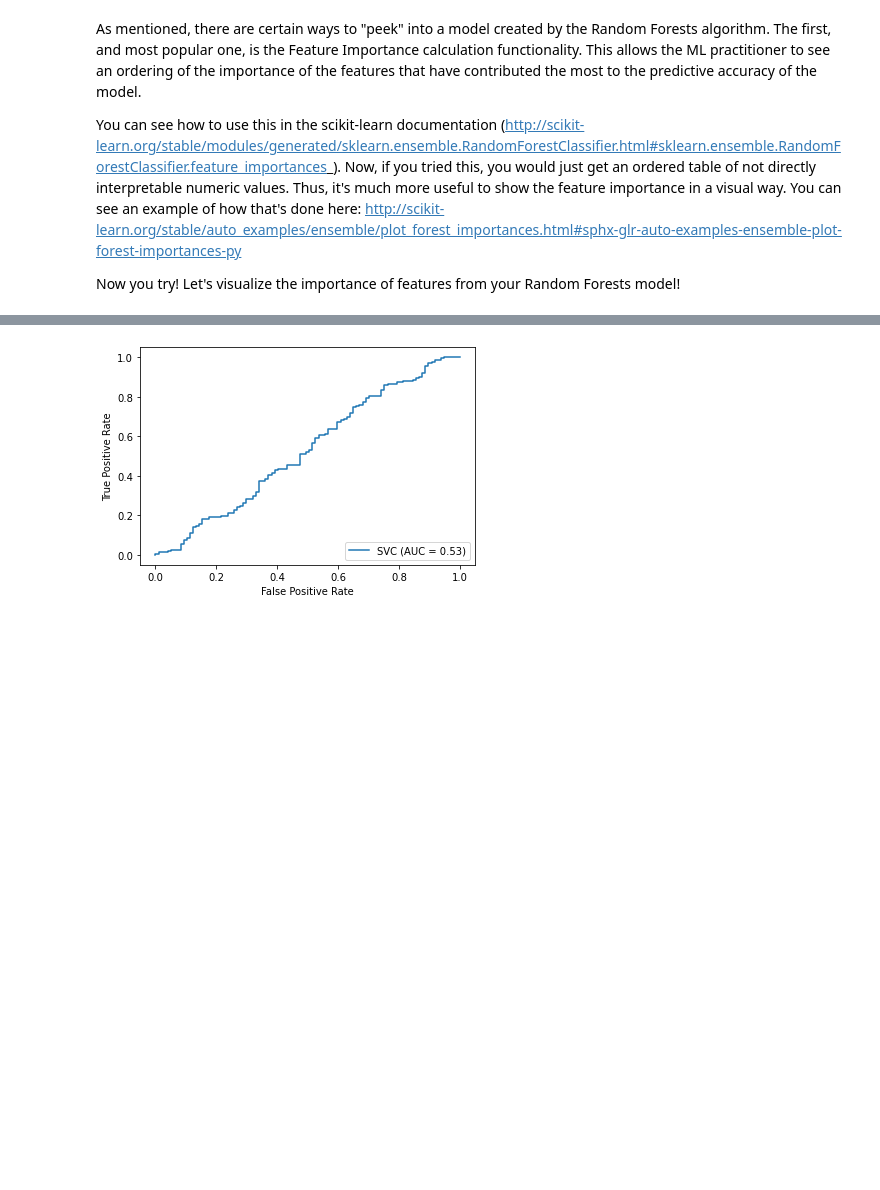
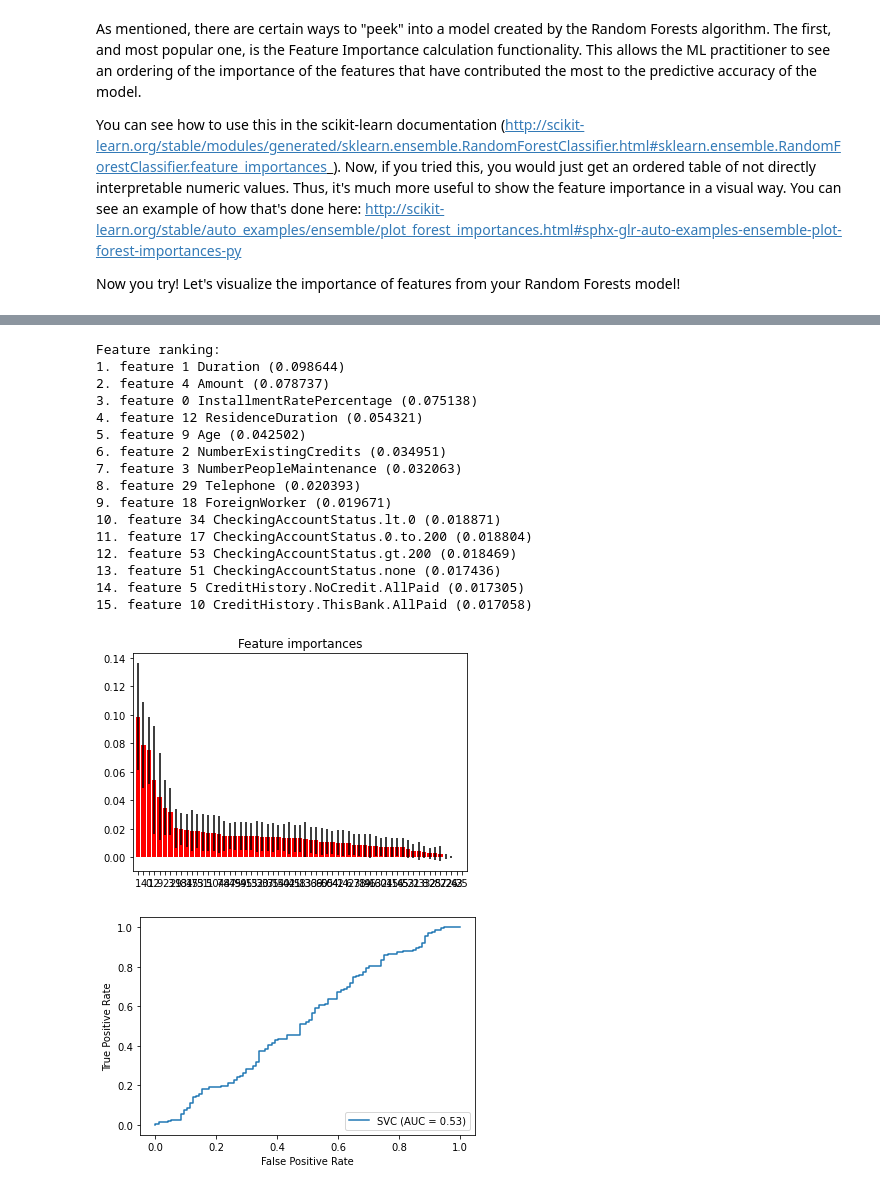
Before and after one commit to weboctave/mec-mini-projects, a Jupyter notebook: mec-13.5.1-tree-based-algorithms-mini-project/Mini_Project_Tree-Based_Algorithms.ipynb, the cells around one changed output, grey strips where cells are left out. Cells and saved outputs as stored; diff of their text form; code cells hidden in the pictures; blank space fills up the shorter version.

Commit message:
Added feature importance

```diff
--- a/mec-13.5.1-tree-based-algorithms-mini-project/Mini_Project_Tree-Based_Algorithms.ipynb
+++ b/mec-13.5.1-tree-based-algorithms-mini-project/Mini_Project_Tree-Based_Algorithms.ipynb
@@ -448,3 +467,45 @@ Now you try! Let's visualize the importance of features from your Random Forests
+# %%
+# visualize feature importances
+# https://scikit-learn.org/stable/auto_examples/ensemble/plot_forest_importances.html#sphx-glr-auto-examples-ensemble-plot-forest-importances-py
+importances = rfc.feature_importances_
+std = np.std([tree.feature_importances_ for tree in rfc.estimators_], axis=0)
+indices = np.argsort(importances)[::-1]
+
+# Print the feature ranking
+print("Feature ranking:")
+
+# only displaying the top 15 features
+# for f in range(X.shape[1]):
+for f in range(15):
+    print("%d. feature %d %s (%f)" % (f + 1, indices[f], X.columns[f], importances[indices[f]]))
+
+# Plot the impurity-based feature importances of the forest
+plt.figure()
+plt.title("Feature importances")
+plt.bar(range(X.shape[1]), importances[indices],
+        color="r", yerr=std[indices], align="center")
+plt.xticks(range(X.shape[1]), indices)
+plt.xlim([-1, X.shape[1]])
+plt.show()
+# feature 0 is the 1st column in X_train?
+# %% [output]
+Feature ranking:
+1. feature 1 Duration (0.098644)
+2. feature 4 Amount (0.078737)
+3. feature 0 InstallmentRatePercentage (0.075138)
+4. feature 12 ResidenceDuration (0.054321)
+5. feature 9 Age (0.042502)
+6. feature 2 NumberExistingCredits (0.034951)
+7. feature 3 NumberPeopleMaintenance (0.032063)
+8. feature 29 Telephone (0.020393)
+9. feature 18 ForeignWorker (0.019671)
+10. feature 34 CheckingAccountStatus.lt.0 (0.018871)
+11. feature 17 CheckingAccountStatus.0.to.200 (0.018804)
+12. feature 53 CheckingAccountStatus.gt.200 (0.018469)
+13. feature 51 CheckingAccountStatus.none (0.017436)
+14. feature 5 CreditHistory.NoCredit.AllPaid (0.017305)
+15. feature 10 CreditHistory.ThisBank.AllPaid (0.017058)
+[figure, added]
 # %%
 # Train Fit SVC model - use later to compare with Random Forest
 import matplotlib.pyplot as plt
```
Also changed, not shown: parts of 1 cell of this notebook.
